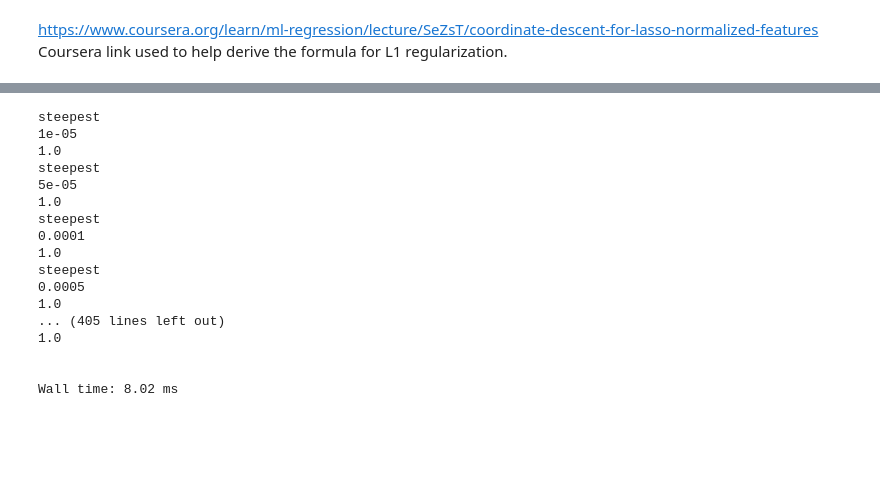
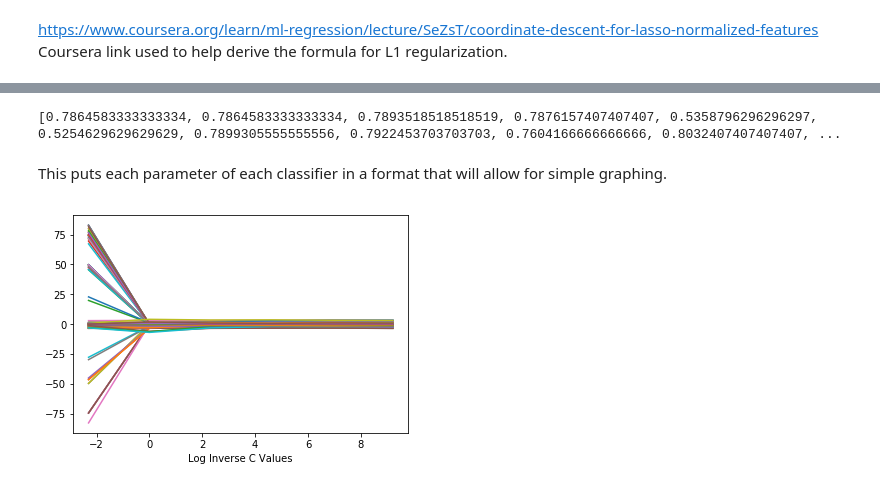
Before and after one commit to popov95s/CSE5324-Labs, a Jupyter notebook: lab-three/Momin Notebook.ipynb, the cells around one changed output, grey strips where cells are left out. Cells and saved outputs as stored; diff of their text form; code cells hidden in the pictures; blank space fills up the shorter version.

Commit message:
created visualizations

```diff
--- a/lab-three/Momin Notebook.ipynb
+++ b/lab-three/Momin Notebook.ipynb
@@ -379,38 +368,38 @@ for regularization in tests.keys():
-# %%
-%%time
-print
-for regularization in tests.keys():
-    for optimization in tests[regularization].keys():
-        for c in tests[regularization][optimization].keys():
-            print(tests[regularization][optimization][c].optimize_func)
-            print(tests[regularization][optimization][c].C)
-            print(tests[regularization][optimization][c].l1_norm)
-            '''
-            test = tests[regularization][optimization][c]
-            test.fit(X,y_not_binary)
-            yhat = test.predict(X)
-            score = accuracy_score(y_not_binary,yhat)
-            print(regularization,',',optimization,',',c,': Accuracy of : ',score)
-            results[regularization][optimization][c] = score
-            weights[regularization][optimization][c] = test.w_
-            '''
-        print()
-        print()
-# %% [output]
-steepest
-1e-05
-1.0
-steepest
-5e-05
-1.0
-steepest
-0.0001
-1.0
-steepest
-0.0005
-1.0
-... (405 lines left out)
-1.0
-
-
-Wall time: 8.02 ms
+# %%
+print (results)
+# %% [output]
+[0.7864583333333334, 0.7864583333333334, 0.7893518518518519, 0.7876157407407407, 0.5358796296296297, 0.5254629629629629, 0.7899305555555556, 0.7922453703703703, 0.7604166666666666, 0.8032407407407407, ...
+# %% [markdown]
+This puts each parameter of each classifier in a format that will allow for simple graphing.
+# %%
+import pandas as pd
+#Organizing the list in an easy to comprehend dictionary
+classifiers = 4
+params = 7
+index = 0
+
+weight_dict = {}
+perf_dict = {}
+
+for reg in regularization_list:
+    for opt in optimization_list:
+        temp_list = []
+        perf_list = []
+        for c in c_list:
+            temp_list.append(weights[index])
+            perf_list.append(results[index])
+            index += 1
+        weight_dict[str(reg)+","+str(opt)] = temp_list
+        perf_dict["L"+str(reg)+","+str(opt)] = perf_list
+        #Merging all the params together into a vertical matrix
+        for row in range(classifiers):
+            for param in range(params):
+                #print (temp_list[0])
+                weight_dict["L"+str(reg)+","+str(opt)+",Class:"+str(row)+",Param:"+str(param)] = [x[row][param] for x in temp_list]
+
+df = pd.DataFrame(weight_dict)
+df['Log Inverse C Values'] = [np.log(1/x) for x in c_list]
+df.plot(x='Log Inverse C Values',legend=False)
+plt.show()
+# %% [output]
+[figure, added]
```
Also changed, not shown: parts of 9 cells of this notebook.
